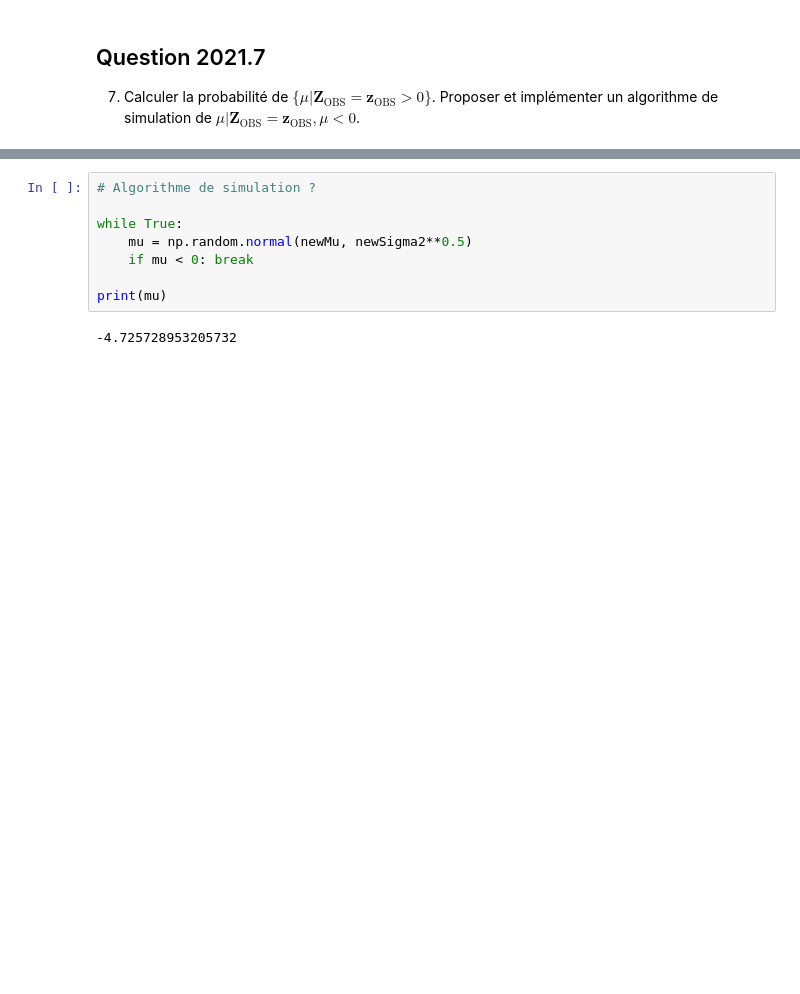
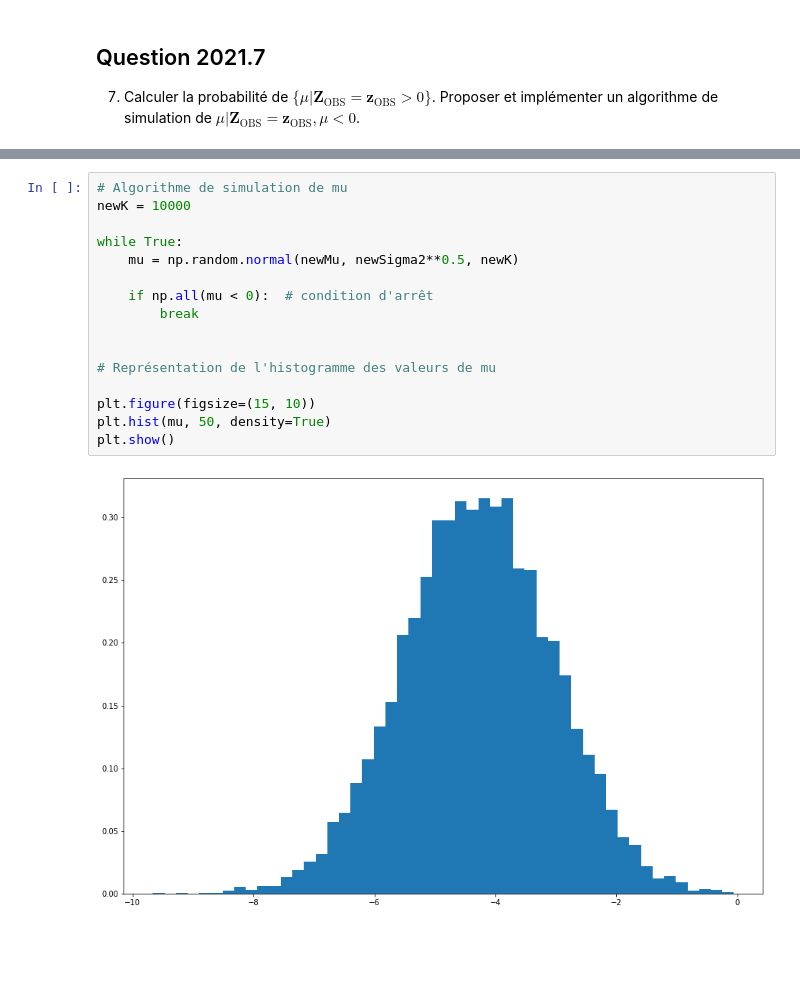
Before and after one commit to ahernot/UE11-probabilites, a Jupyter notebook: projAnatole.ipynb, the cells around one changed output, grey strips where cells are left out. Drawn from its saved outputs; the diff is of its cells as text; blank space fills up the shorter version.

```diff
--- a/projAnatole.ipynb
+++ b/projAnatole.ipynb
@@ -722,13 +733,21 @@ On cherche à simuler $\mu _{| Z_\mathrm{OBS} = z_\mathrm{OBS}, \mu < 0}$
 # %%
-# Algorithme de simulation ?
+# Algorithme de simulation de mu
+newK = 10000
 
 while True:
-    mu = np.random.normal(newMu, newSigma2**0.5)
-    if mu < 0: break
+    mu = np.random.normal(newMu, newSigma2**0.5, newK)
 
-print(mu)
+    if np.all(mu < 0):  # condition d'arrêt
+        break
+
+
+# Représentation de l'histogramme des valeurs de mu
+
+plt.figure(figsize=(15, 10))
+plt.hist(mu, 50, density=True)
+plt.show()
 # %% [output]
--4.725728953205732
+[figure, added]
 # %% [markdown]
 <br><br>
 # %% [markdown]
```
Also changed, not shown: parts of 2 cells of this notebook.
